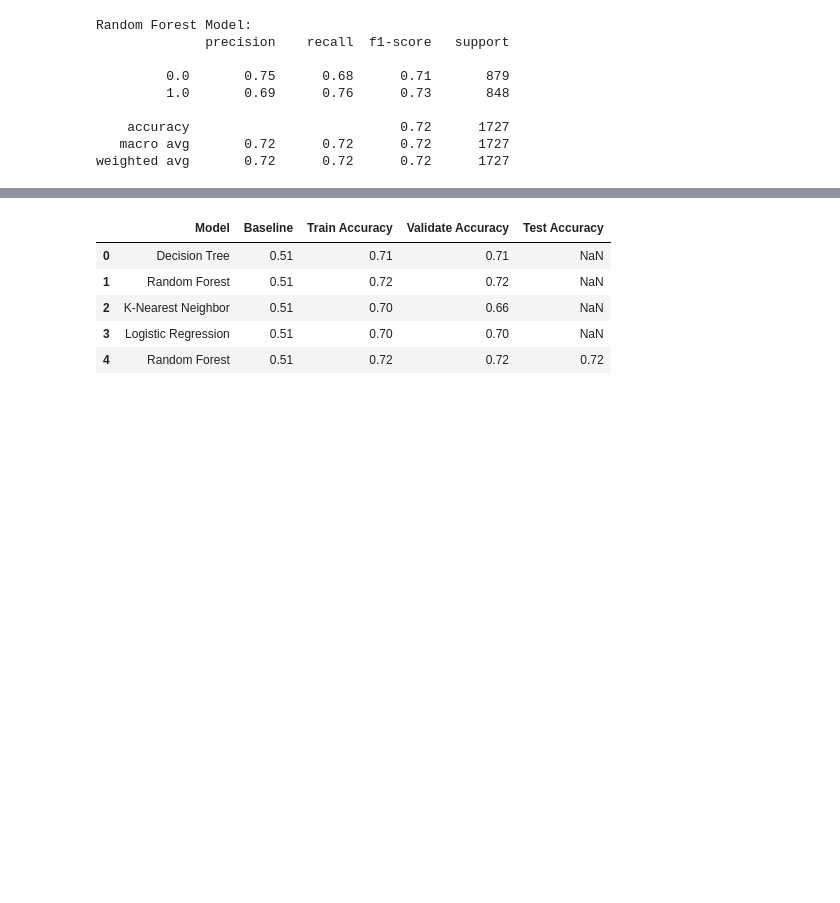
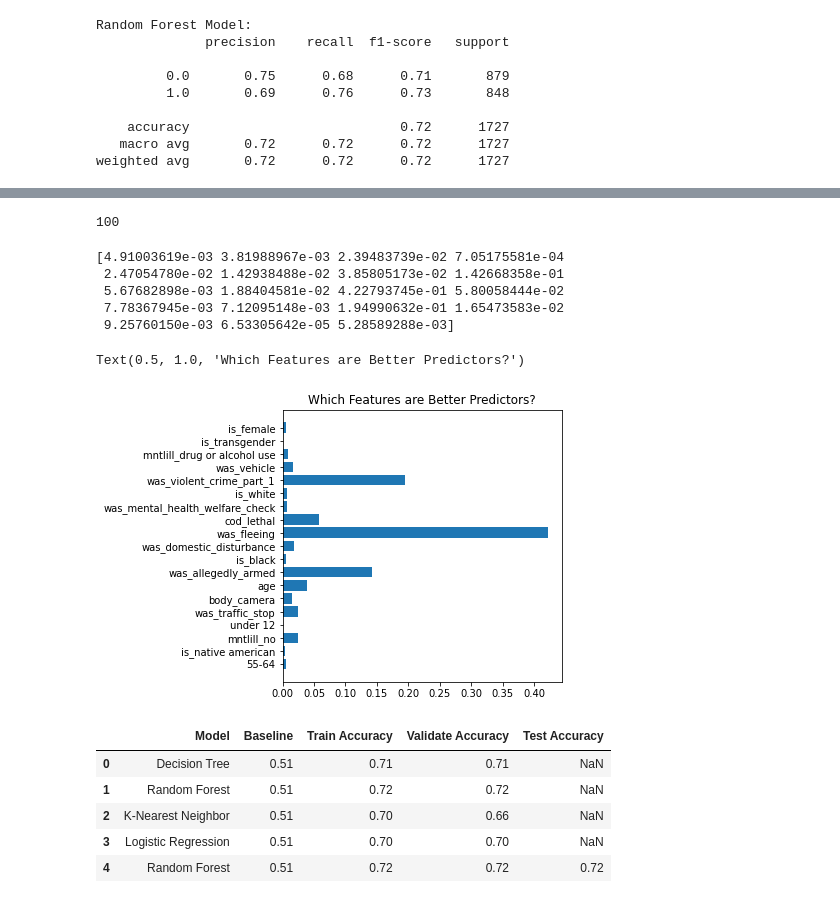
Before and after one commit to MG-Squared/americas_blues, a Jupyter notebook: first_iter_final.ipynb, the cells around one changed output, grey strips where cells are left out. Drawn from its saved outputs; the diff is of its cells as text; code cells hidden in the pictures; blank space fills up the shorter version.

```diff
--- a/first_iter_final.ipynb
+++ b/first_iter_final.ipynb
@@ -1146,3 +1219,30 @@ weighted avg       0.72      0.72      0.72      1727
+# %%
+# Our Random Forest consists of 100 trees
+print(len(rf.estimators_))
+# %% [output]
+100
+# %%
+# Find feature importance
+print(rf.feature_importances_)
+
+featimp = pd.DataFrame(rf.feature_importances_)
+featimp['combo_feats'] = combo_feats
+
+
+
+feature_names = combo_feats
+
+plt.figure(figsize=(5, 5))
+plt.barh(feature_names, rf.feature_importances_)
+plt.title('Which Features are Better Predictors?')
+# %% [output]
+[4.91003619e-03 3.81988967e-03 2.39483739e-02 7.05175581e-04
+ 2.47054780e-02 1.42938488e-02 3.85805173e-02 1.42668358e-01
+ 5.67682898e-03 1.88404581e-02 4.22793745e-01 5.80058444e-02
+ 7.78367945e-03 7.12095148e-03 1.94990632e-01 1.65473583e-02
+ 9.25760150e-03 6.53305642e-05 5.28589288e-03]
+Text(0.5, 1.0, 'Which Features are Better Predictors?')
+[figure, added]
 # %%
 # append dataframe to record accuracy on final random forest
 metric_df = metric_df.append({
```
Also changed, not shown: parts of 9 cells of this notebook.
